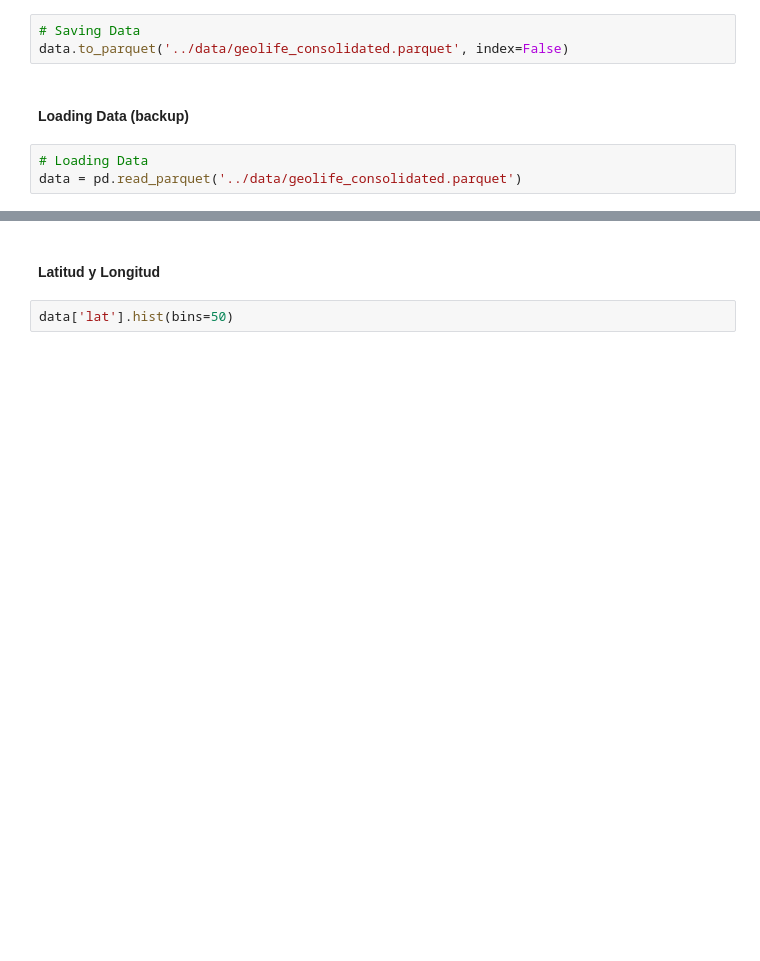
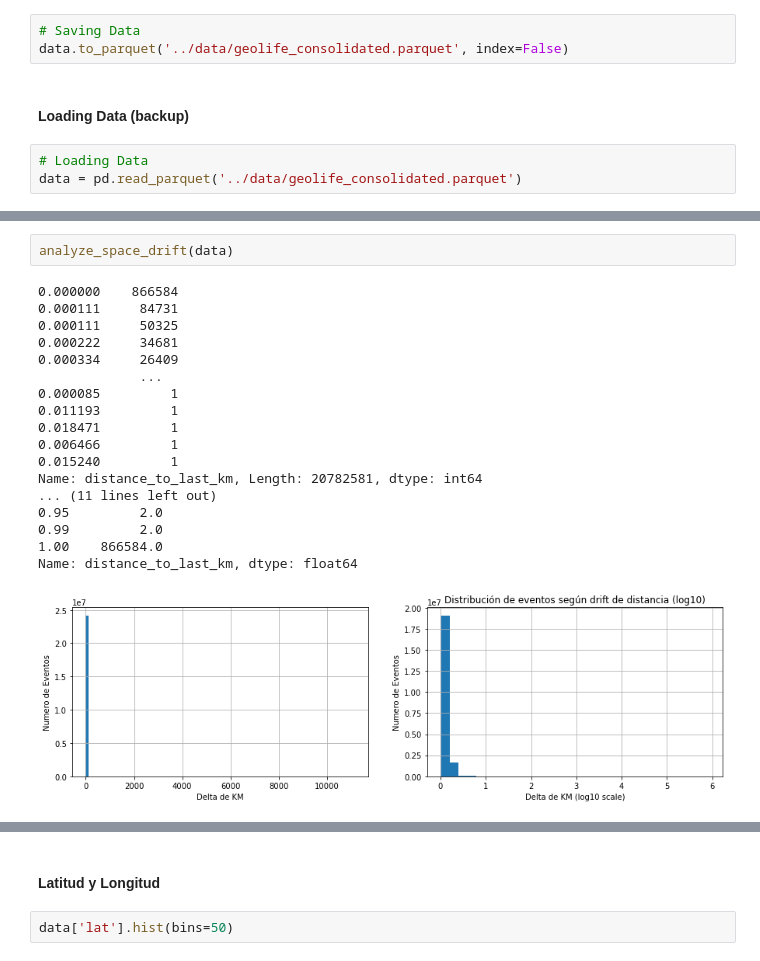
Before and after one commit to GabrielPila/skmob_mmc_mobility, a Jupyter notebook: notebooks/00.6_GeoLife_EDA.ipynb, the cells around one changed output, grey strips where cells are left out. Drawn from its saved outputs; the diff is of its cells as text; blank space fills up the shorter version.

```diff
--- a/notebooks/00.6_GeoLife_EDA.ipynb
+++ b/notebooks/00.6_GeoLife_EDA.ipynb
@@ -307,0 +312,21 @@ np.max(serie_speed_events.index)
+# %%
+analyze_space_drift(data)
+# %% [output]
+0.000000    866584
+0.000111     84731
+0.000111     50325
+0.000222     34681
+0.000334     26409
+             ...
+0.000085         1
+0.011193         1
+0.018471         1
+0.006466         1
+0.015240         1
+Name: distance_to_last_km, Length: 20782581, dtype: int64
+... (11 lines left out)
+0.95         2.0
+0.99         2.0
+1.00    866584.0
+Name: distance_to_last_km, dtype: float64
+[figure, added]
```
Also changed, not shown: parts of 37 cells of this notebook, 1 other file.
